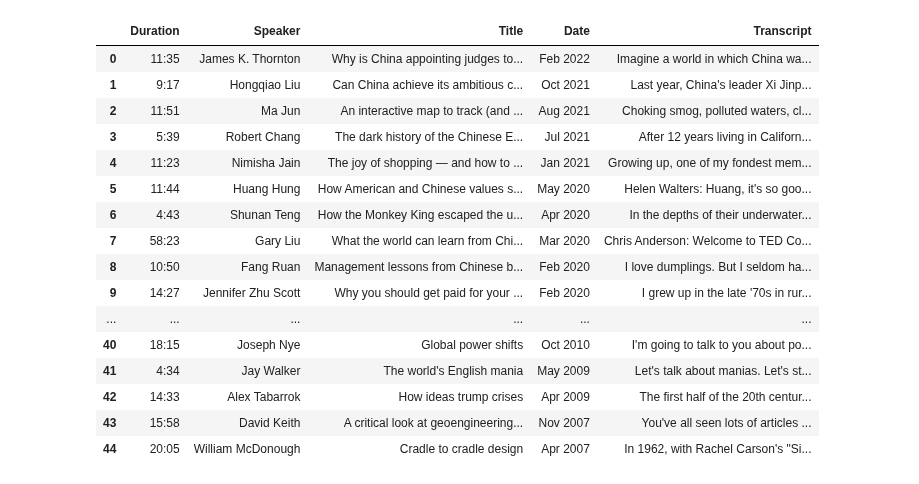
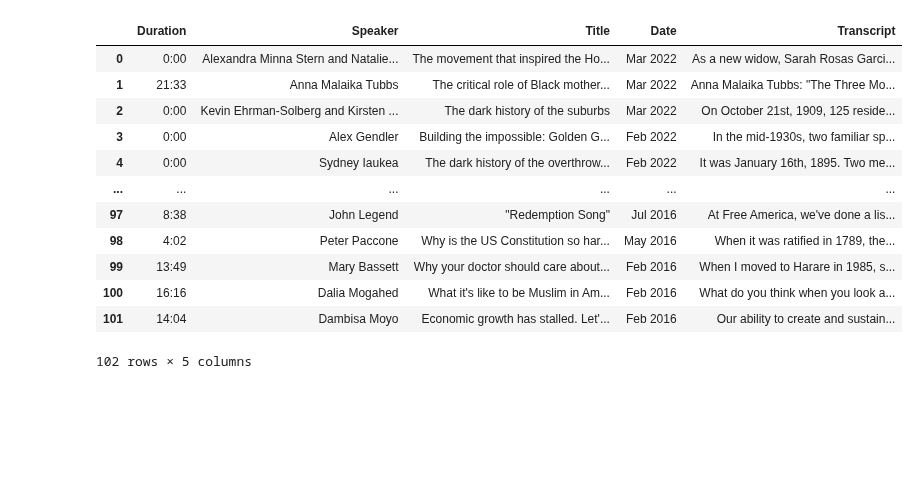
Before and after one commit to Marco-Ray/Ted_Scraper, a Jupyter notebook: Analysis.ipynb, the cells around one changed output. Saved outputs shown, nothing was run; the diff lists cells and outputs as text; code cells hidden in the pictures; blank space fills up the shorter version.

```diff
--- a/Analysis.ipynb
+++ b/Analysis.ipynb
@@ -7,26 +7,22 @@ import pandas as pd
 import re
 from wordcloud import WordCloud, STOPWORDS
 # %%
-df = pd.read_csv('Result.csv')
+df = pd.read_csv('Result_US.csv')
 df
 # %% [output]
 |  | Duration | Speaker | Title | Date | Transcript |
-| 0 | 11:35 | James K. Thornton | Why is China appointing judges to... | Feb 2022 | Imagine a world in which China wa... |
-| 1 | 9:17 | Hongqiao Liu | Can China achieve its ambitious c... | Oct 2021 | Last year, China's leader Xi Jinp... |
-| 2 | 11:51 | Ma Jun | An interactive map to track (and ... | Aug 2021 | Choking smog, polluted waters, cl... |
-| 3 | 5:39 | Robert Chang | The dark history of the Chinese E... | Jul 2021 | After 12 years living in Californ... |
-| 4 | 11:23 | Nimisha Jain | The joy of shopping — and how to ... | Jan 2021 | Growing up, one of my fondest mem... |
-| 5 | 11:44 | Huang Hung | How American and Chinese values s... | May 2020 | Helen Walters: Huang, it's so goo... |
-| 6 | 4:43 | Shunan Teng | How the Monkey King escaped the u... | Apr 2020 | In the depths of their underwater... |
-| 7 | 58:23 | Gary Liu | What the world can learn from Chi... | Mar 2020 | Chris Anderson: Welcome to TED Co... |
-| 8 | 10:50 | Fang Ruan | Management lessons from Chinese b... | Feb 2020 | I love dumplings. But I seldom ha... |
-| 9 | 14:27 | Jennifer Zhu Scott | Why you should get paid for your ... | Feb 2020 | I grew up in the late '70s in rur... |
+| 0 | 0:00 | Alexandra Minna Stern and Natalie... | The movement that inspired the Ho... | Mar 2022 | As a new widow, Sarah Rosas Garci... |
+| 1 | 21:33 | Anna Malaika Tubbs | The critical role of Black mother... | Mar 2022 | Anna Malaika Tubbs: "The Three Mo... |
+| 2 | 0:00 | Kevin Ehrman-Solberg and Kirsten ... | The dark history of the suburbs | Mar 2022 | On October 21st, 1909, 125 reside... |
+| 3 | 0:00 | Alex Gendler | Building the impossible: Golden G... | Feb 2022 | In the mid-1930s, two familiar sp... |
+| 4 | 0:00 | Sydney Iaukea | The dark history of the overthrow... | Feb 2022 | It was January 16th, 1895. Two me... |
 | ... | ... | ... | ... | ... | ... |
-| 40 | 18:15 | Joseph Nye | Global power shifts | Oct 2010 | I'm going to talk to you about po... |
-| 41 | 4:34 | Jay Walker | The world's English mania | May 2009 | Let's talk about manias. Let's st... |
-| 42 | 14:33 | Alex Tabarrok | How ideas trump crises | Apr 2009 | The first half of the 20th centur... |
-| 43 | 15:58 | David Keith | A critical look at geoengineering... | Nov 2007 | You've all seen lots of articles ... |
-| 44 | 20:05 | William McDonough | Cradle to cradle design | Apr 2007 | In 1962, with Rachel Carson's "Si... |
+| 97 | 8:38 | John Legend | "Redemption Song" | Jul 2016 | At Free America, we've done a lis... |
+| 98 | 4:02 | Peter Paccone | Why is the US Constitution so har... | May 2016 | When it was ratified in 1789, the... |
+| 99 | 13:49 | Mary Bassett | Why your doctor should care about... | Feb 2016 | When I moved to Harare in 1985, s... |
+| 100 | 16:16 | Dalia Mogahed | What it's like to be Muslim in Am... | Feb 2016 | What do you think when you look a... |
+| 101 | 14:04 | Dambisa Moyo | Economic growth has stalled. Let'... | Feb 2016 | Our ability to create and sustain... |
+102 rows × 5 columns
 # %%
 STOPWORDS.update(['China', 'Chinese'])
 STOPWORDS
```
Also changed, not shown: 5 other files.
